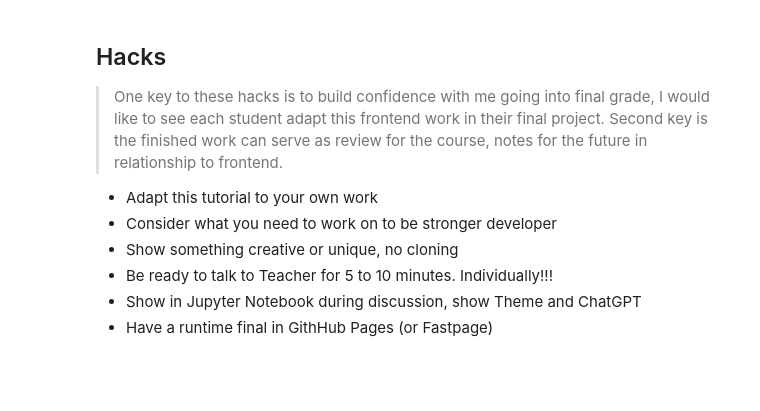
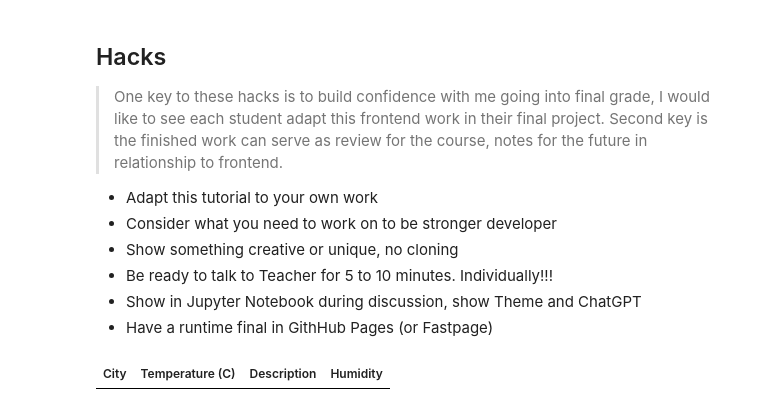
Before and after one commit to antonyrc6/Antony-s-fast-page, a Jupyter notebook: _notebooks/2023-05-11-PBL-javascript_tutorial.ipynb, the cells around one changed output. Cells and saved outputs as stored; diff of their text form; code cells hidden in the pictures; blank space fills up the shorter version.

```diff
--- a/_notebooks/2023-05-11-PBL-javascript_tutorial.ipynb
+++ b/_notebooks/2023-05-11-PBL-javascript_tutorial.ipynb
@@ -516,3 +516,58 @@ for (var row of classroom) {
 - Be ready to talk to Teacher for 5 to 10 minutes. Individually!!!
 - Show in Jupyter Notebook during discussion, show Theme and ChatGPT
 - Have a runtime final in GithHub Pages (or Fastpage)
+# %%
+%%html
+<head>
+    <!-- load jQuery and DataTables style and scripts -->
+    <link rel="stylesheet" type="text/css" href="https://cdn.datatables.net/1.10.25/css/jquery.dataTables.min.css">
+    <script type="text/javascript" language="javascript" src="https://code.jquery.com/jquery-3.6.0.min.js"></script>
+    <script type="text/javascript" language="javascript" src="https://cdn.datatables.net/1.10.25/js/jquery.dataTables.min.js"></script>
+</head>
+<table id="weatherTable" class="table" style="width:100%">
+    <thead id="weatherHead">
+        <tr>
+            <th>City</th>
+            <th>Temperature (C)</th>
+            <th>Description</th>
+            <th>Humidity</th>
+        </tr>
+    </thead>
+    <tbody id="weatherBody"></tbody>
+</table>
+
+<script>
+  $(document).ready(function() {
+    var cities = ['San Diego', 'Los Angeles', 'Beijing', 'Hong Kong', 'New York', 'Las Vegas'];
+
+    cities.forEach(function(city) {
+      var url = 'http://api.weatherapi.com/v1/current.json?key=b1d4a8dcef8e47a9b6f82255230206&q=' + city;
+
+      fetch(url, { mode: 'cors' })
+      .then(response => {
+        if (!response.ok) {
+          throw new Error('API response failed');
+        }
+        return response.json();
+      })
+      .then(data => {
+        var temperature = data.current.temp_c;
+        var description = data.current.condition.text;
+        var humidity = data.current.humidity;
+
+        $('#weatherBody').append('<tr><td>' +
+            city + '</td><td>' +
+            temperature + '</td><td>' +
+            description + '</td><td>' +
+            humidity + '</td></tr>');
+
+        $("#weatherTable").DataTable();
+      })
+      .catch(error => {
+        console.error('Error:', error);
+      });
+    });
+  });
+</script>
+# %% [output]
+| City | Temperature (C) | Description | Humidity |
```
